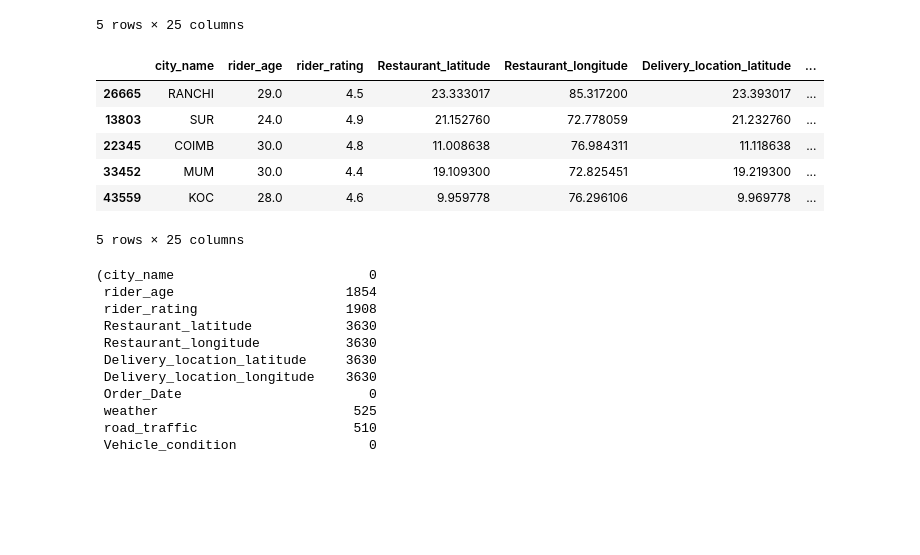
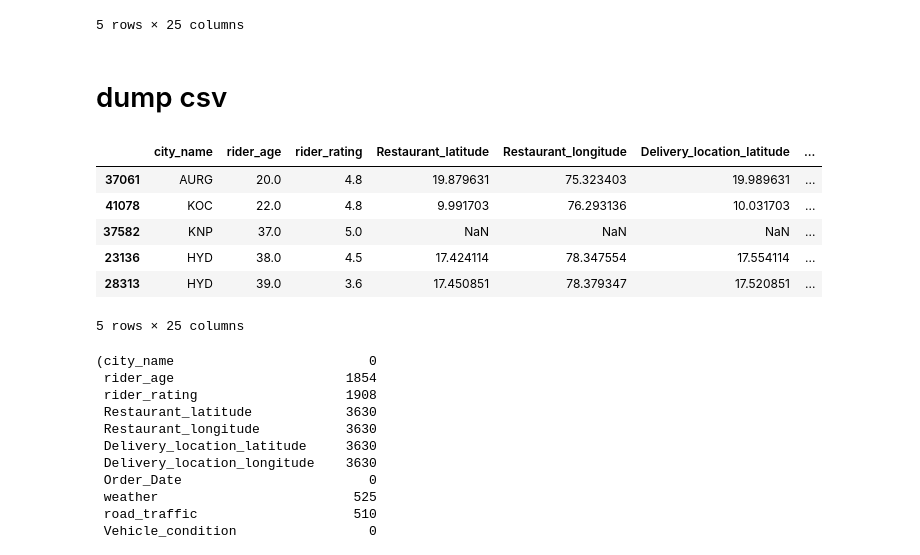
Before and after one commit to rabin20-04/delivery_time_prediction, a Jupyter notebook: delivery_t_pred.ipynb, the cells around one changed output. Drawn from its saved outputs; the diff is of its cells as text; code cells hidden in the pictures; blank space fills up the shorter version.

Commit message:
EDA : read

```diff
--- a/delivery_t_pred.ipynb
+++ b/delivery_t_pred.ipynb
@@ -1040,15 +1040,17 @@ cleaned_df.tail()
 5 rows × 25 columns
 # %%
 cleaned_df.to_csv("filEs/cleaned_data.csv",index=False)
+# %% [markdown]
+# dump csv
 # %%
-datas=pd.read_csv("filEs/cleaned_data.csv")
-datas.sample(5)
+eda_df=pd.read_csv("filEs/cleaned_data.csv")
+eda_df.sample(5)
 # %% [output]
 |  | city_name | rider_age | rider_rating | Restaurant_latitude | Restaurant_longitude | Delivery_location_latitude | ... |
-| 26665 | RANCHI | 29.0 | 4.5 | 23.333017 | 85.317200 | 23.393017 | ... |
-| 13803 | SUR | 24.0 | 4.9 | 21.152760 | 72.778059 | 21.232760 | ... |
-| 22345 | COIMB | 30.0 | 4.8 | 11.008638 | 76.984311 | 11.118638 | ... |
-| 33452 | MUM | 30.0 | 4.4 | 19.109300 | 72.825451 | 19.219300 | ... |
-| 43559 | KOC | 28.0 | 4.6 | 9.959778 | 76.296106 | 9.969778 | ... |
+| 37061 | AURG | 20.0 | 4.8 | 19.879631 | 75.323403 | 19.989631 | ... |
+| 41078 | KOC | 22.0 | 4.8 | 9.991703 | 76.293136 | 10.031703 | ... |
+| 37582 | KNP | 37.0 | 5.0 | NaN | NaN | NaN | ... |
+| 23136 | HYD | 38.0 | 4.5 | 17.424114 | 78.347554 | 17.554114 | ... |
+| 28313 | HYD | 39.0 | 3.6 | 17.450851 | 78.379347 | 17.520851 | ... |
 5 rows × 25 columns
 # %%
```
Also changed, not shown: parts of 10 cells of this notebook, 1 other file.
